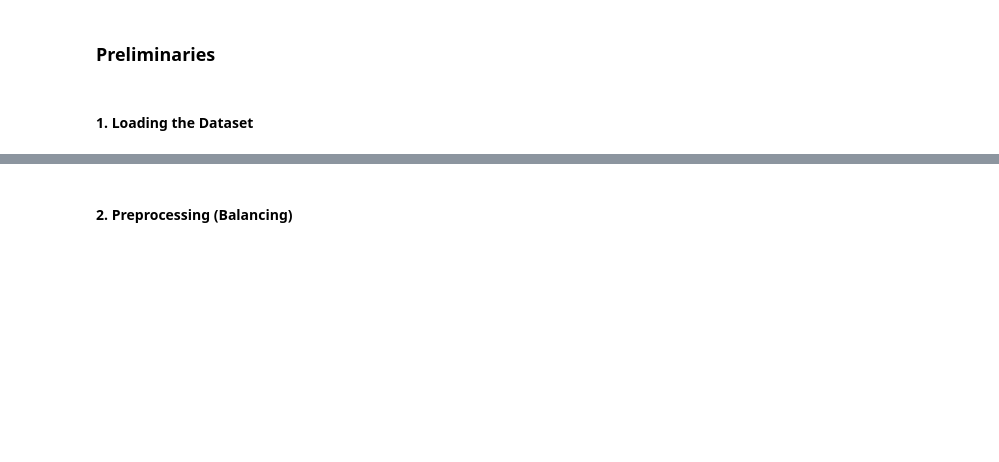
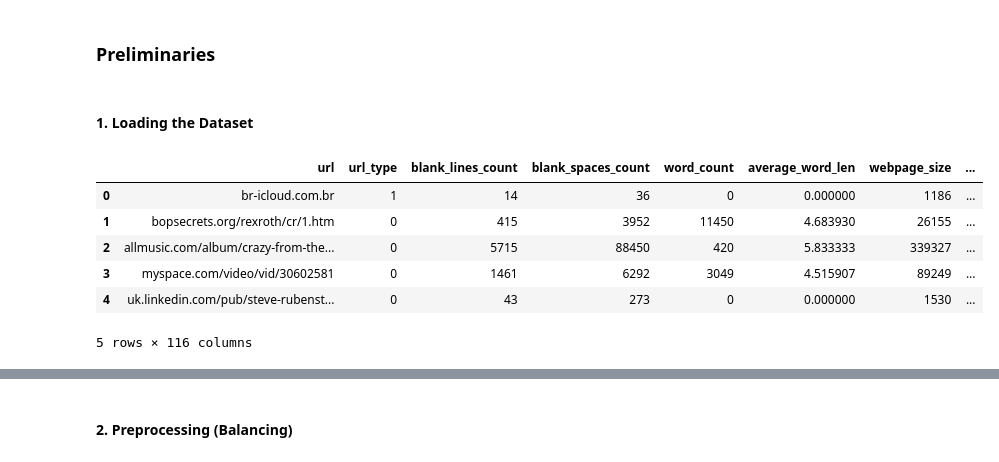
Before and after one commit to sssison/SecURL, a Jupyter notebook: 05_integration-model-fs/xgb/wrapper/xgb-wrapper-lexical-content.ipynb, the cells around one changed output, grey strips where cells are left out. Saved outputs shown, nothing was run; the diff lists cells and outputs as text; code cells hidden in the pictures; blank space fills up the shorter version.

```diff
--- a/05_integration-model-fs/xgb/wrapper/xgb-wrapper-lexical-content.ipynb
+++ b/05_integration-model-fs/xgb/wrapper/xgb-wrapper-lexical-content.ipynb
@@ -15,21 +15,29 @@ This document will be used to train a model using the reduced feature set obtain
 # %%
 import pandas as pd                     # For data transformation
 import numpy as numpy                   # For scientific calculations
 import seaborn as sns                   # For data visualizations
 import matplotlib.pyplot as plt         # For plotting
 import plotly.graph_objects as go       # For plotting
 from sklearn.model_selection import train_test_split, cross_val_score, cross_val_predict
 from sklearn.metrics import accuracy_score, recall_score, precision_score, f1_score, classification_report
 from sklearn.metrics import confusion_matrix, classification_report, accuracy_score, ConfusionMatrixDisplay
 from xgboost import XGBClassifier, DMatrix, train
 from sklearn.pipeline import Pipeline
 import time
 from datetime import datetime
 import joblib
 import os
 
-dataset = pd.read_csv("../../../02_feature-engineering/final-datasets/binary_unbalanced_with_lexicalcontent.csv")
+dataset = pd.read_csv("../../../02_feature-engineering/final-datasets/updated_binary_unbalanced_withContent.csv")
 
 dataset.head()
+# %% [output]
+|  | url | url_type | blank_lines_count | blank_spaces_count | word_count | average_word_len | webpage_size | ... |
+| 0 | br-icloud.com.br | 1 | 14 | 36 | 0 | 0.000000 | 1186 | ... |
+| 1 | bopsecrets.org/rexroth/cr/1.htm | 0 | 415 | 3952 | 11450 | 4.683930 | 26155 | ... |
+| 2 | allmusic.com/album/crazy-from-the... | 0 | 5715 | 88450 | 420 | 5.833333 | 339327 | ... |
+| 3 | myspace.com/video/vid/30602581 | 0 | 1461 | 6292 | 3049 | 4.515907 | 89249 | ... |
+| 4 | uk.linkedin.com/pub/steve-rubenst... | 0 | 43 | 273 | 0 | 0.000000 | 1530 | ... |
+5 rows × 116 columns
 # %%
 dataset.head()
```
Also changed, not shown: parts of 14 cells of this notebook, 6 other files.
